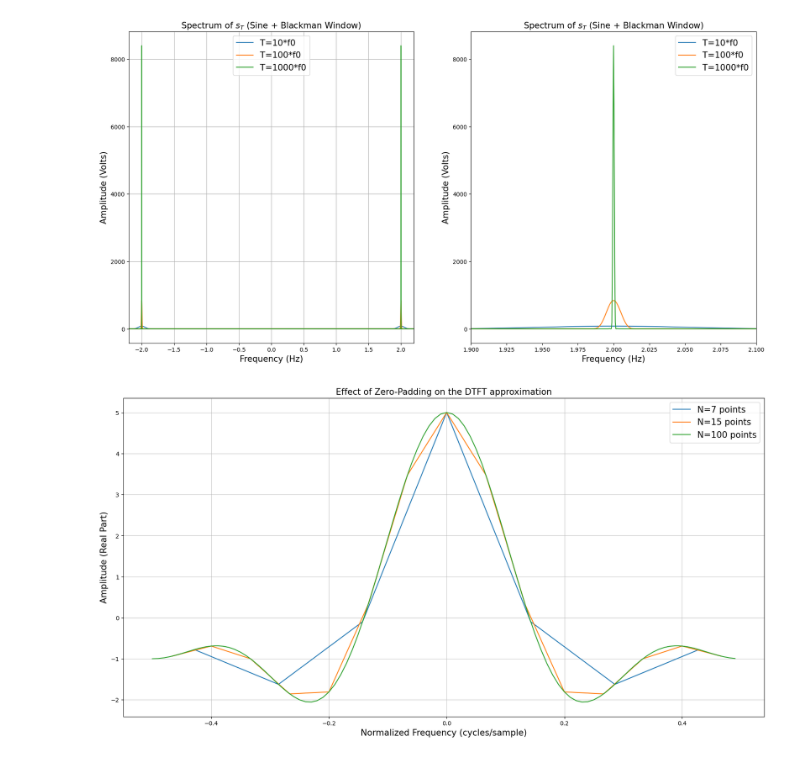
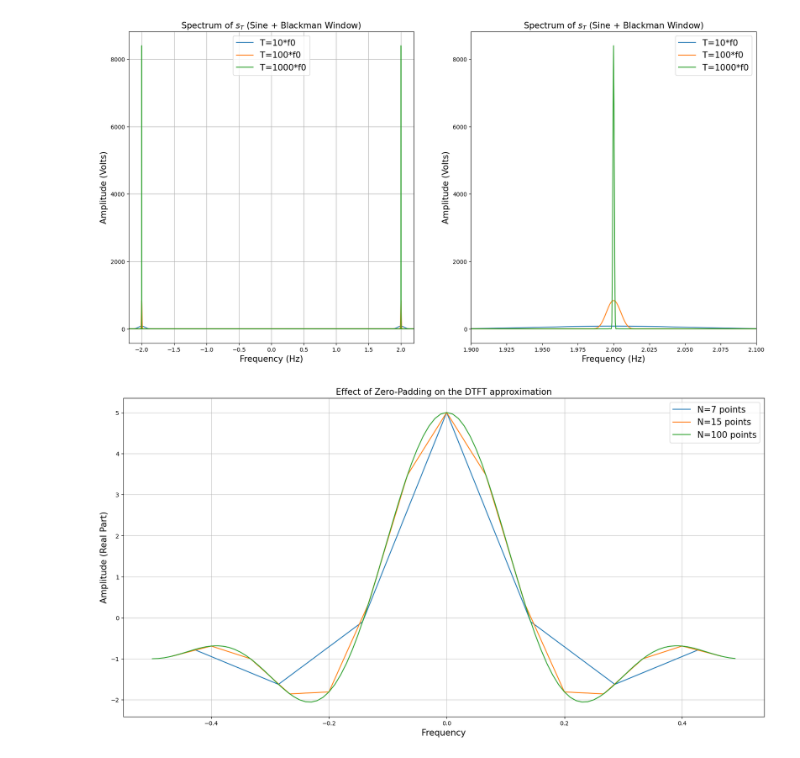
Before and after one commit to Coumess/lab_work_filter, a Jupyter notebook: [daleth]_[angely]_[coumes]_[filter].ipynb, the cells around one changed output. Drawn from its saved outputs; the diff is of its cells as text; code cells hidden in the pictures.

```diff
--- a/[daleth]_[angely]_[coumes]_[filter].ipynb
+++ b/[daleth]_[angely]_[coumes]_[filter].ipynb
@@ -105,32 +105,32 @@ import numpy as np
 plt.figure(figsize=(20,10))
 
 # Different size of paddings
 N=[7,15,100]
 
 for n in N :
     x = np.zeros(n)
     x[0]=0 #n=0
     x[1]=1 #n=1
     x[2]=1 #n=2
     x[3]=0.5 #n=3
     x[-1]=1 #n=-1
     x[-2]=1 #n=-2
     x[-3]=0.5 #n=-3
     # Compute the DTFT
     y = fft(x)
     # Move the second half of x vector to the front to have an ascending display
     xf= fftshift(fftfreq(len(x)))
     # Same with y vector
     yf=fftshift(y)
     # Plot only the real values (work the same whithout '.real' but there is warning message)
     plt.plot(xf,yf.real,label=f"N={n} points")
 
 plt.title("Effect of Zero-Padding on the DTFT approximation", fontsize=15)
-plt.xlabel("Normalized Frequency (cycles/sample)", fontsize=15)
+plt.xlabel("Frequency", fontsize=15)
 plt.ylabel("Amplitude (Real Part)", fontsize=15)
 
 plt.legend(fontsize=15)
 plt.grid(True, alpha=0.7)
 plt.show()
 # %% [output]
-[figure, old version]
+[figure, new version]
```
